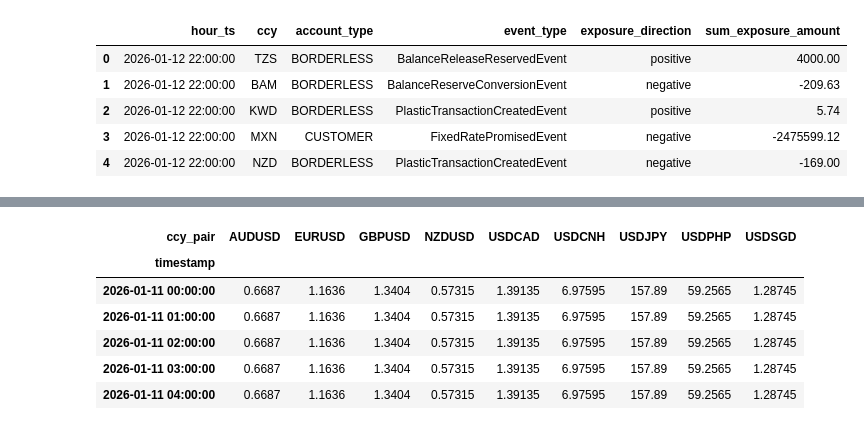
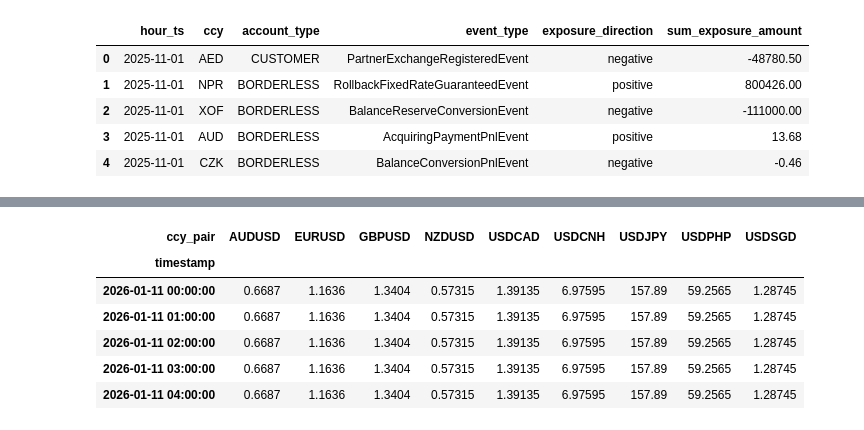
Before and after one commit to joshuachoy0711/projects, a Jupyter notebook: exposure_change.ipynb, the cells around one changed output, grey strips where cells are left out. Drawn from its saved outputs; the diff is of its cells as text; code cells hidden in the pictures.

Commit message:
adding and filtering by events and exposure types

```diff
--- a/exposure_change.ipynb
+++ b/exposure_change.ipynb
@@ -20,25 +43,25 @@ from sklearn.metrics import mean_squared_error
 # %%
 # getting exposure data
 
 event_df = snowflake_client.fetch(f"""
 SELECT TO_TIMESTAMP(HOUR_TS) as HOUR_TS,
        CCY,
        ACCOUNT_TYPE,
        EVENT_TYPE,
        EXPOSURE_DIRECTION,
        SUM_EXPOSURE_AMOUNT
 FROM ANALYTICS_DB.RPT_TREASURY.WEEKEND_FEATURES_EXPOSURE_EVENTS_HOURLY
-WHERE HOUR_TS >= '2026-01-11 00:00:00'
-    AND HOUR_TS <= '2026-01-13 00:00:00'
+WHERE HOUR_TS >= '{t}'
+    AND HOUR_TS <= '{t1}'
     order by hour_ts
     limit 500;
 """)
 
 event_df.head()
 # %% [output]
 |  | hour_ts | ccy | account_type | event_type | exposure_direction | sum_exposure_amount |
-| 0 | 2026-01-12 22:00:00 | TZS | BORDERLESS | BalanceReleaseReservedEvent | positive | 4000.00 |
-| 1 | 2026-01-12 22:00:00 | BAM | BORDERLESS | BalanceReserveConversionEvent | negative | -209.63 |
-| 2 | 2026-01-12 22:00:00 | KWD | BORDERLESS | PlasticTransactionCreatedEvent | positive | 5.74 |
-| 3 | 2026-01-12 22:00:00 | MXN | CUSTOMER | FixedRatePromisedEvent | negative | -2475599.12 |
-| 4 | 2026-01-12 22:00:00 | NZD | BORDERLESS | PlasticTransactionCreatedEvent | negative | -169.00 |
+| 0 | 2025-11-01 | AED | CUSTOMER | PartnerExchangeRegisteredEvent | negative | -48780.50 |
+| 1 | 2025-11-01 | NPR | BORDERLESS | RollbackFixedRateGuaranteedEvent | positive | 800426.00 |
+| 2 | 2025-11-01 | XOF | BORDERLESS | BalanceReserveConversionEvent | negative | -111000.00 |
+| 3 | 2025-11-01 | AUD | BORDERLESS | AcquiringPaymentPnlEvent | positive | 13.68 |
+| 4 | 2025-11-01 | CZK | BORDERLESS | BalanceConversionPnlEvent | negative | -0.46 |
```
Also changed, not shown: parts of 10 cells of this notebook.
